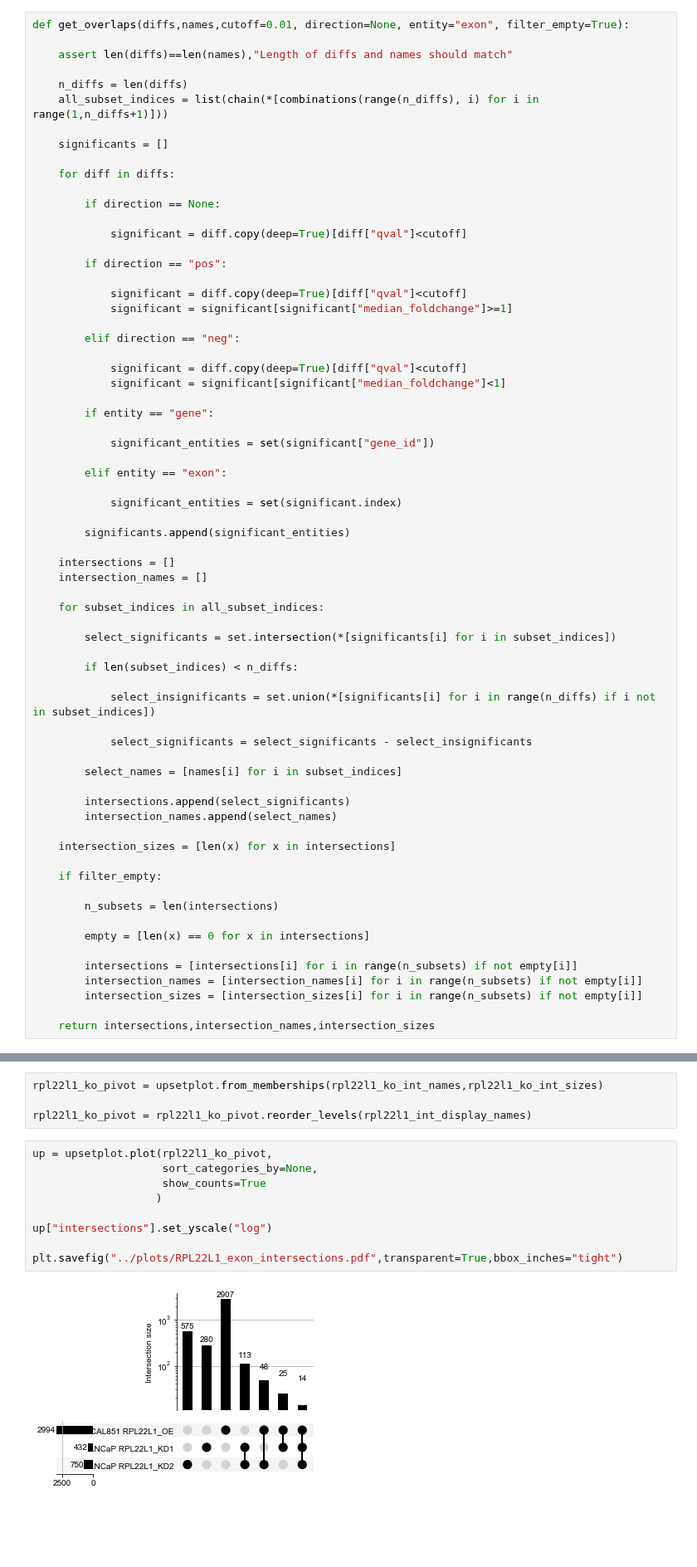
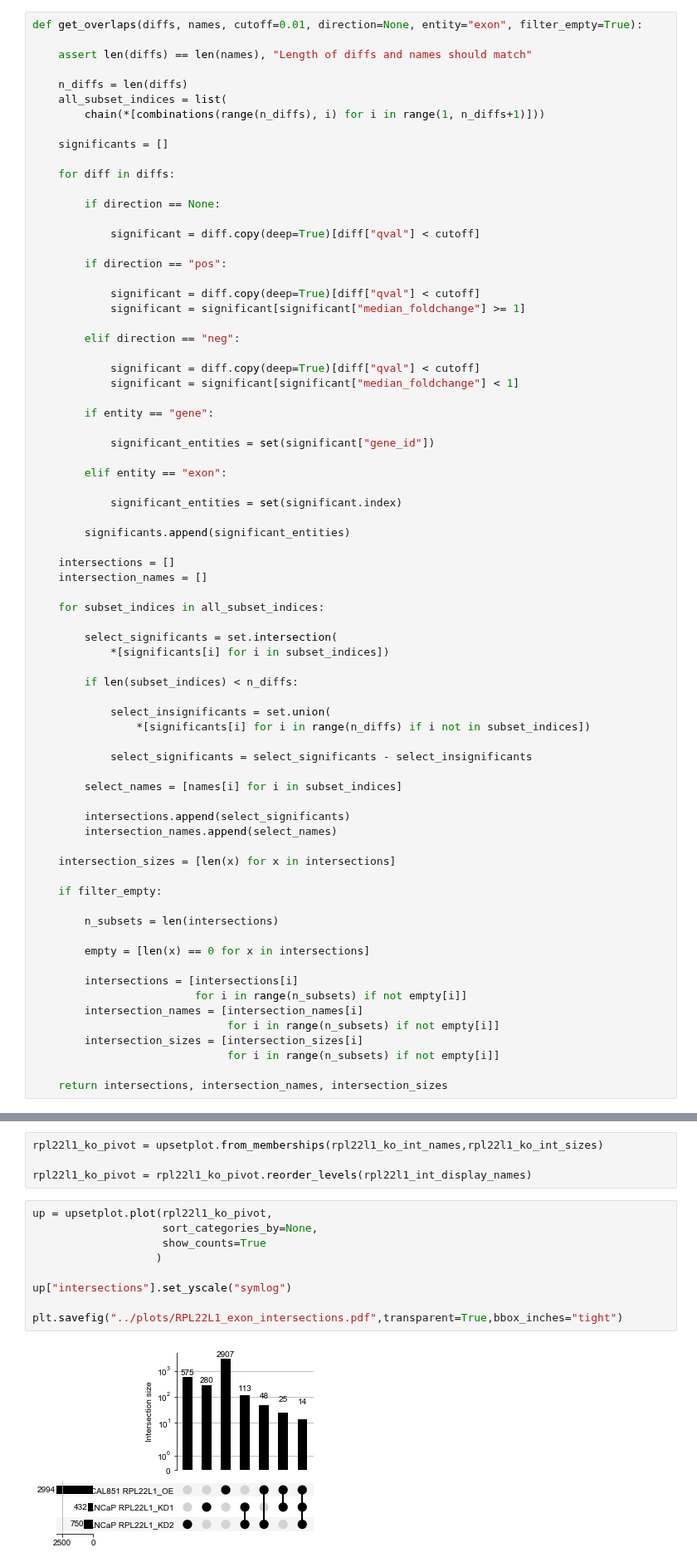
Before and after one commit to kevinhu/mdm4-splicing, a Jupyter notebook: notebooks/fig4_splicing.ipynb, the cells around one changed output, grey strips where cells are left out. Shown at 83% size. Drawn from its saved outputs; the diff is of its cells as text; blank space fills up the shorter version.

```diff
--- a/notebooks/fig4_splicing.ipynb
+++ b/notebooks/fig4_splicing.ipynb
@@ -167,12 +175,13 @@ plt.savefig("../plots/significant_splice_types.pdf",bbox_inches="tight",transpar
 # %% [markdown]
 # Overlaps
 # %%
-def get_overlaps(diffs,names,cutoff=0.01, direction=None, entity="exon", filter_empty=True):
+def get_overlaps(diffs, names, cutoff=0.01, direction=None, entity="exon", filter_empty=True):
 
-    assert len(diffs)==len(names),"Length of diffs and names should match"
+    assert len(diffs) == len(names), "Length of diffs and names should match"
 
     n_diffs = len(diffs)
-    all_subset_indices = list(chain(*[combinations(range(n_diffs), i) for i in range(1,n_diffs+1)]))
+    all_subset_indices = list(
+        chain(*[combinations(range(n_diffs), i) for i in range(1, n_diffs+1)]))
 
     significants = []
 
@@ -180,17 +189,17 @@ def get_overlaps(diffs,names,cutoff=0.01, direction=None, entity="exon", filter_
 
         if direction == None:
 
-            significant = diff.copy(deep=True)[diff["qval"]<cutoff]
+            significant = diff.copy(deep=True)[diff["qval"] < cutoff]
 
         if direction == "pos":
 
-            significant = diff.copy(deep=True)[diff["qval"]<cutoff]
-            significant = significant[significant["median_foldchange"]>=1]
+            significant = diff.copy(deep=True)[diff["qval"] < cutoff]
+            significant = significant[significant["median_foldchange"] >= 1]
 
         elif direction == "neg":
 
-            significant = diff.copy(deep=True)[diff["qval"]<cutoff]
-            significant = significant[significant["median_foldchange"]<1]
+            significant = diff.copy(deep=True)[diff["qval"] < cutoff]
+            significant = significant[significant["median_foldchange"] < 1]
 
         if entity == "gene":
 
@@ -207,11 +216,13 @@ def get_overlaps(diffs,names,cutoff=0.01, direction=None, entity="exon", filter_
 
     for subset_indices in all_subset_indices:
 
-        select_significants = set.intersection(*[significants[i] for i in subset_indices])
+        select_significants = set.intersection(
+            *[significants[i] for i in subset_indices])
 
         if len(subset_indices) < n_diffs:
 
-            select_insignificants = set.union(*[significants[i] for i in range(n_diffs) if i not in subset_indices])
+            select_insignificants = set.union(
+                *[significants[i] for i in range(n_diffs) if i not in subset_indices])
 
             select_significants = select_significants - select_insignificants
 
@@ -228,11 +239,14 @@ def get_overlaps(diffs,names,cutoff=0.01, direction=None, entity="exon", filter_
 
         empty = [len(x) == 0 for x in intersections]
 
-        intersections = [intersections[i] for i in range(n_subsets) if not empty[i]]
-        intersection_names = [intersection_names[i] for i in range(n_subsets) if not empty[i]]
-        intersection_sizes = [intersection_sizes[i] for i in range(n_subsets) if not empty[i]]
+        intersections = [intersections[i]
+                         for i in range(n_subsets) if not empty[i]]
+        intersection_names = [intersection_names[i]
+                              for i in range(n_subsets) if not empty[i]]
+        intersection_sizes = [intersection_sizes[i]
+                              for i in range(n_subsets) if not empty[i]]
 
-    return intersections,intersection_names,intersection_sizes
+    return intersections, intersection_names, intersection_sizes
 # %% [markdown]
 # Intersections
 # %%
@@ -296,11 +310,11 @@ rpl22l1_ko_pivot = rpl22l1_ko_pivot.reorder_levels(rpl22l1_int_display_names)
 # %%
 up = upsetplot.plot(rpl22l1_ko_pivot,
                     sort_categories_by=None,
                     show_counts=True
                    )
 
-up["intersections"].set_yscale("log")
+up["intersections"].set_yscale("symlog")
 
 plt.savefig("../plots/RPL22L1_exon_intersections.pdf",transparent=True,bbox_inches="tight")
 # %% [output]
-[figure, old version]
+[figure, new version]
```
Also changed, not shown: parts of 5 cells of this notebook, 23 other files.
